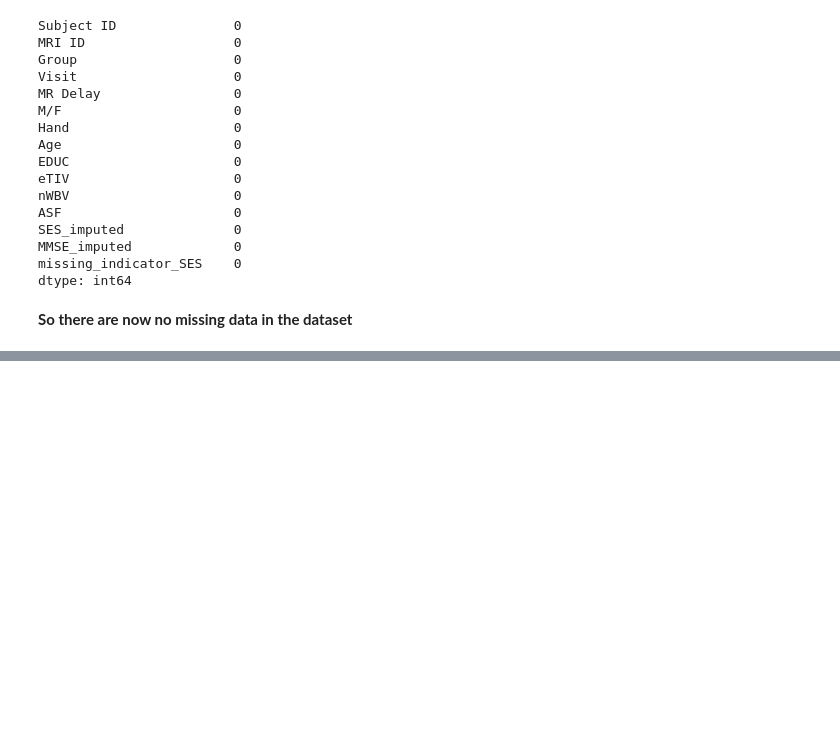
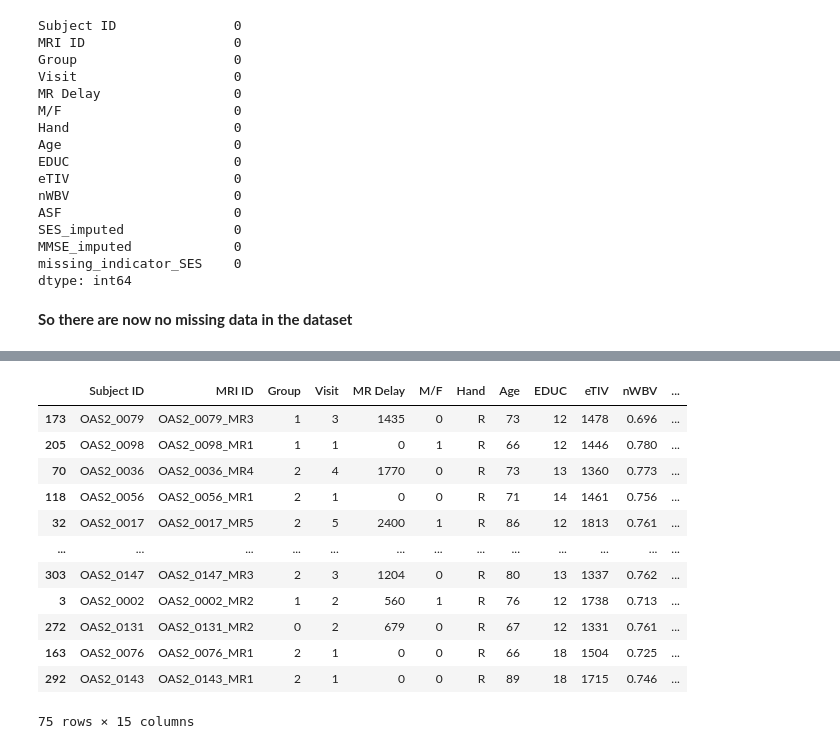
Before and after one commit to nafkem/HDSC-Premiere-Project-Team_PCA-, a Jupyter notebook: FeatureEngineering/Feature_Engineering.ipynb, the cells around one changed output, grey strips where cells are left out. Cells and saved outputs as stored; diff of their text form; code cells hidden in the pictures; blank space fills up the shorter version.

```diff
--- a/FeatureEngineering/Feature_Engineering.ipynb
+++ b/FeatureEngineering/Feature_Engineering.ipynb
@@ -224,0 +265,8 @@ __So there are now no missing data in the dataset__
+# %%
+X_test['M/F'] = le.fit_transform ( X_test['M/F'].values )
+print ( 'Sex:\n0 : %s \n1 : %s\n\n' %(le.classes_[0], le.classes_[1]) )
+X_test['Group'] = le.fit_transform ( X_test['Group'].values )
+print ( 'Dementia:\n0 : %s \n1 : %s \n2 : %s' %(le.classes_[0], le.classes_[1], le.classes_[2]) )
+
+X_test['Group'] = X_test['Group'].astype('category')
+X_test['M/F'] = X_test['M/F'].astype('category')
@@ -224,0 +299,16 @@ __So there are now no missing data in the dataset__
+# %%
+X_test
+# %% [output]
+|  | Subject ID | MRI ID | Group | Visit | MR Delay | M/F | Hand | Age | EDUC | eTIV | nWBV | ... |
+| 173 | OAS2_0079 | OAS2_0079_MR3 | 1 | 3 | 1435 | 0 | R | 73 | 12 | 1478 | 0.696 | ... |
+| 205 | OAS2_0098 | OAS2_0098_MR1 | 1 | 1 | 0 | 1 | R | 66 | 12 | 1446 | 0.780 | ... |
+| 70 | OAS2_0036 | OAS2_0036_MR4 | 2 | 4 | 1770 | 0 | R | 73 | 13 | 1360 | 0.773 | ... |
+| 118 | OAS2_0056 | OAS2_0056_MR1 | 2 | 1 | 0 | 0 | R | 71 | 14 | 1461 | 0.756 | ... |
+| 32 | OAS2_0017 | OAS2_0017_MR5 | 2 | 5 | 2400 | 1 | R | 86 | 12 | 1813 | 0.761 | ... |
+| ... | ... | ... | ... | ... | ... | ... | ... | ... | ... | ... | ... | ... |
+| 303 | OAS2_0147 | OAS2_0147_MR3 | 2 | 3 | 1204 | 0 | R | 80 | 13 | 1337 | 0.762 | ... |
+| 3 | OAS2_0002 | OAS2_0002_MR2 | 1 | 2 | 560 | 1 | R | 76 | 12 | 1738 | 0.713 | ... |
+| 272 | OAS2_0131 | OAS2_0131_MR2 | 0 | 2 | 679 | 0 | R | 67 | 12 | 1331 | 0.761 | ... |
+| 163 | OAS2_0076 | OAS2_0076_MR1 | 2 | 1 | 0 | 0 | R | 66 | 18 | 1504 | 0.725 | ... |
+| 292 | OAS2_0143 | OAS2_0143_MR1 | 2 | 1 | 0 | 0 | R | 89 | 18 | 1715 | 0.746 | ... |
+75 rows × 15 columns
```
Also changed, not shown: parts of 7 cells of this notebook.
